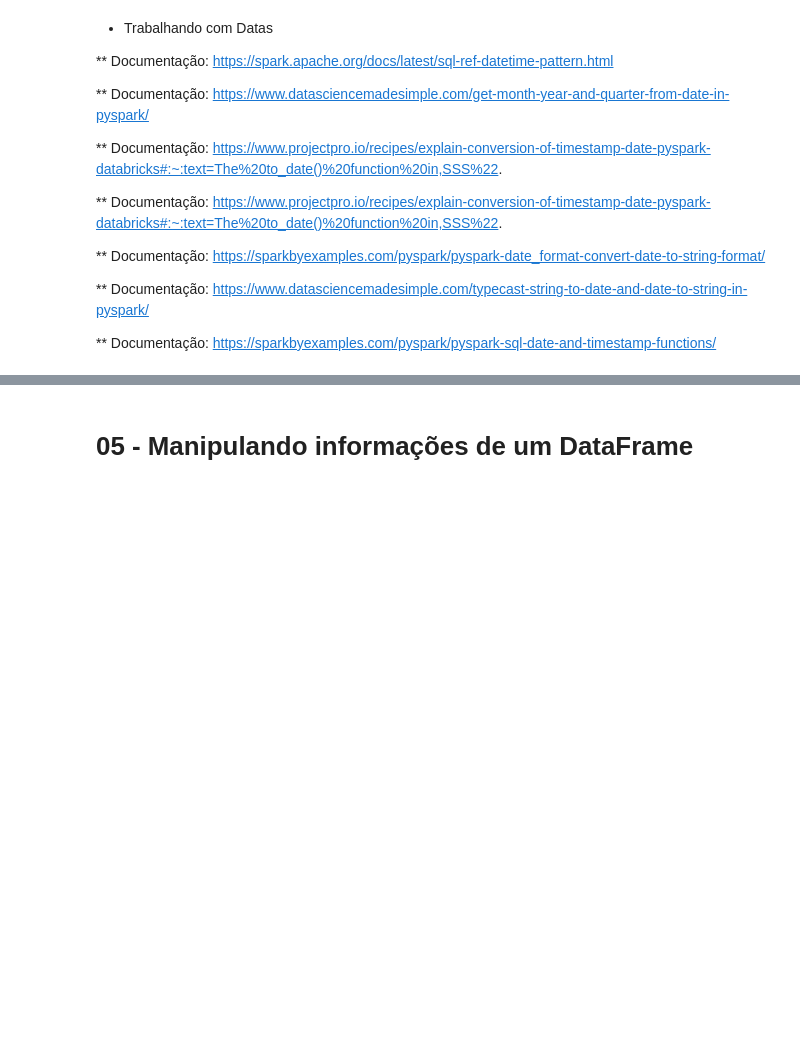
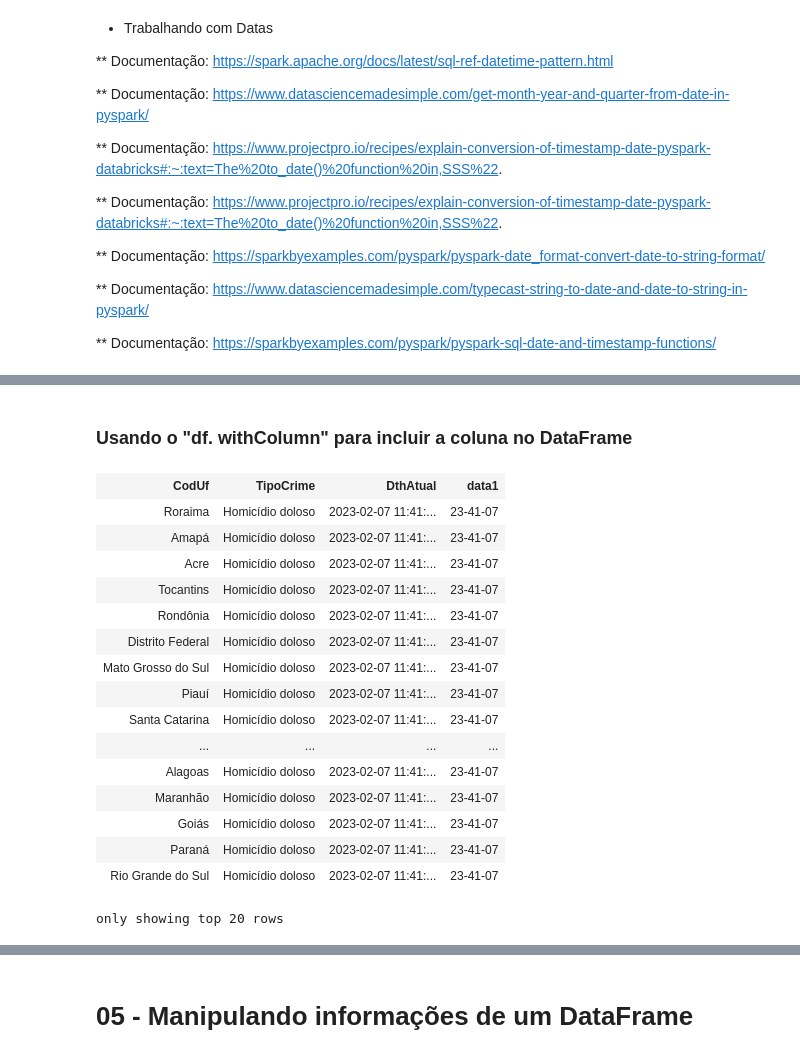
Before and after one commit to dbaassists/Projeto-KB-Spark, a Jupyter notebook: Projeto KB Spark.ipynb, the cells around one changed output, grey strips where cells are left out. Drawn from its saved outputs; the diff is of its cells as text; code cells hidden in the pictures; blank space fills up the shorter version.

Commit message:
Atualização do conteúdo
Atualização do conteúdo

```diff
--- a/Projeto KB Spark.ipynb
+++ b/Projeto KB Spark.ipynb
@@ -447,0 +701,7 @@ df_with_schema2.show()
+# %%
+df_with_schema3 = df_with_schema2.select(
+
+F.col('CodUf')
+    ,F.col('TipoCrime')
+    ,F.current_timestamp().alias('DthAtual')
+)
@@ -447,0 +785,22 @@ df_with_schema2.show()
+# %% [markdown]
+### Usando o "df. withColumn" para incluir a coluna no DataFrame
+# %%
+df_with_schema3.withColumn('data1',F.date_format(F.col('DthAtual'),'yy-mm-dd'))
+# %% [output]
+| CodUf | TipoCrime | DthAtual | data1 |
+| Roraima | Homicídio doloso | 2023-02-07 11:41:... | 23-41-07 |
+| Amapá | Homicídio doloso | 2023-02-07 11:41:... | 23-41-07 |
+| Acre | Homicídio doloso | 2023-02-07 11:41:... | 23-41-07 |
+| Tocantins | Homicídio doloso | 2023-02-07 11:41:... | 23-41-07 |
+| Rondônia | Homicídio doloso | 2023-02-07 11:41:... | 23-41-07 |
+| Distrito Federal | Homicídio doloso | 2023-02-07 11:41:... | 23-41-07 |
+| Mato Grosso do Sul | Homicídio doloso | 2023-02-07 11:41:... | 23-41-07 |
+| Piauí | Homicídio doloso | 2023-02-07 11:41:... | 23-41-07 |
+| Santa Catarina | Homicídio doloso | 2023-02-07 11:41:... | 23-41-07 |
+| ... | ... | ... | ... |
+| Alagoas | Homicídio doloso | 2023-02-07 11:41:... | 23-41-07 |
+| Maranhão | Homicídio doloso | 2023-02-07 11:41:... | 23-41-07 |
+| Goiás | Homicídio doloso | 2023-02-07 11:41:... | 23-41-07 |
+| Paraná | Homicídio doloso | 2023-02-07 11:41:... | 23-41-07 |
+| Rio Grande do Sul | Homicídio doloso | 2023-02-07 11:41:... | 23-41-07 |
+only showing top 20 rows
```
Also changed, not shown: parts of 100 cells of this notebook.
